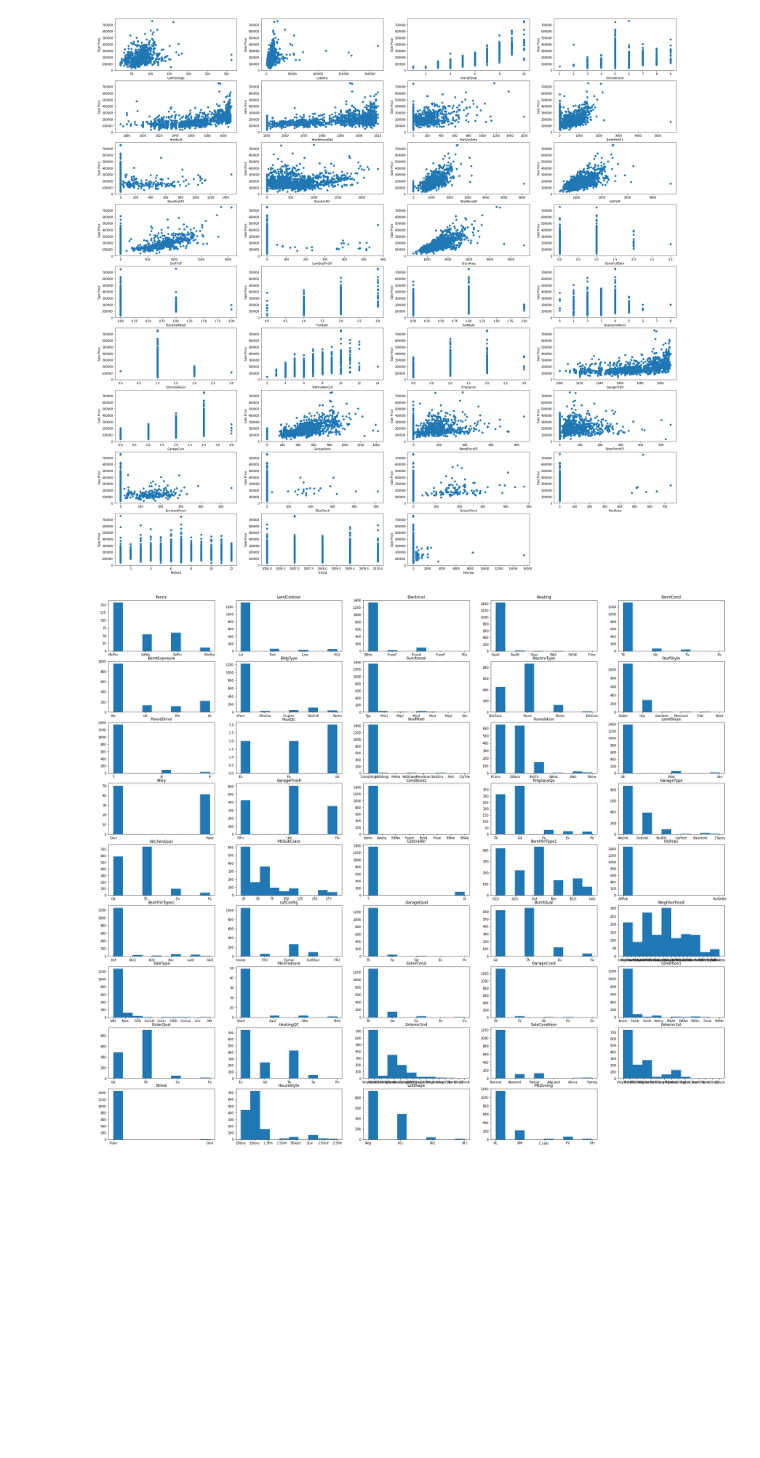
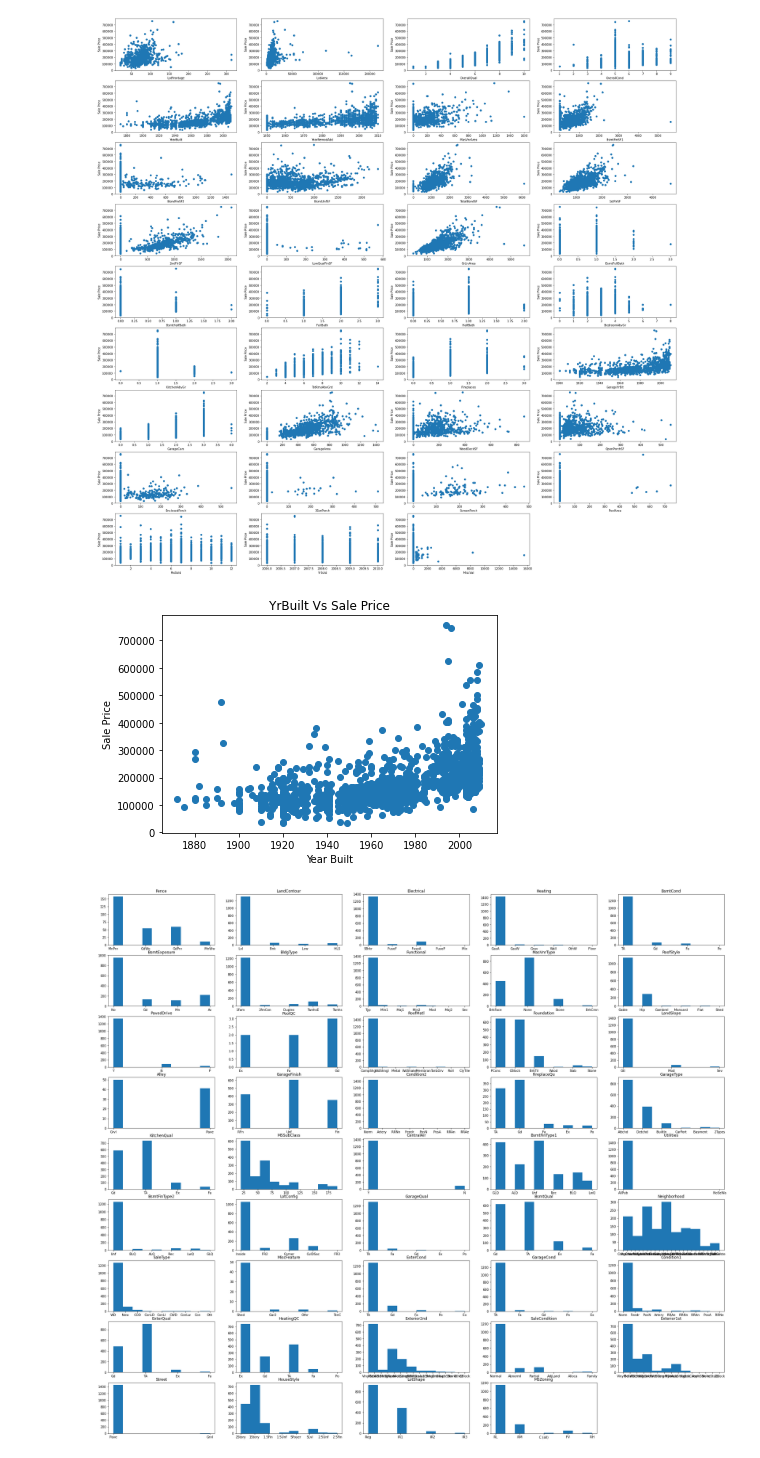
Before and after one commit to thomastran02/UTA-DataScience_Kaggle_Project, a Jupyter notebook: Code/House Prices - Advanced Regression Techniques.ipynb, the cells around one changed output. Drawn from its saved outputs; the diff is of its cells as text; code cells hidden in the pictures; blank space fills up the shorter version.

```diff
--- a/Code/House Prices - Advanced Regression Techniques.ipynb
+++ b/Code/House Prices - Advanced Regression Techniques.ipynb
@@ -264,6 +266,15 @@ for count,var in enumerate(QuantVars):
 plt.show()
 # %% [output]
 [figure]
+# %%
+plt.scatter(df_train['YearBuilt'],df_train['SalePrice'])
+plt.xlabel('Year Built')
+plt.ylabel('Sale Price')
+plt.title('YrBuilt Vs Sale Price')
+plt.savefig('YrBuiltVsSalePrice.jpg')
+plt.show()
+# %% [output]
+[figure, added]
 # %%
 plt.figure(figsize=(35,35))
 for count,var in enumerate(CatVars):
```
Also changed, not shown: parts of 35 cells of this notebook, 8 other files.
